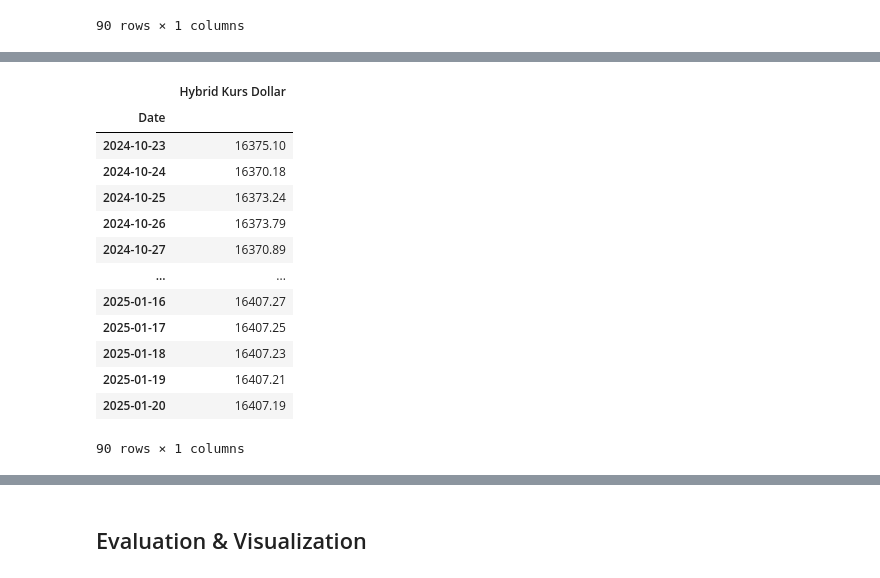
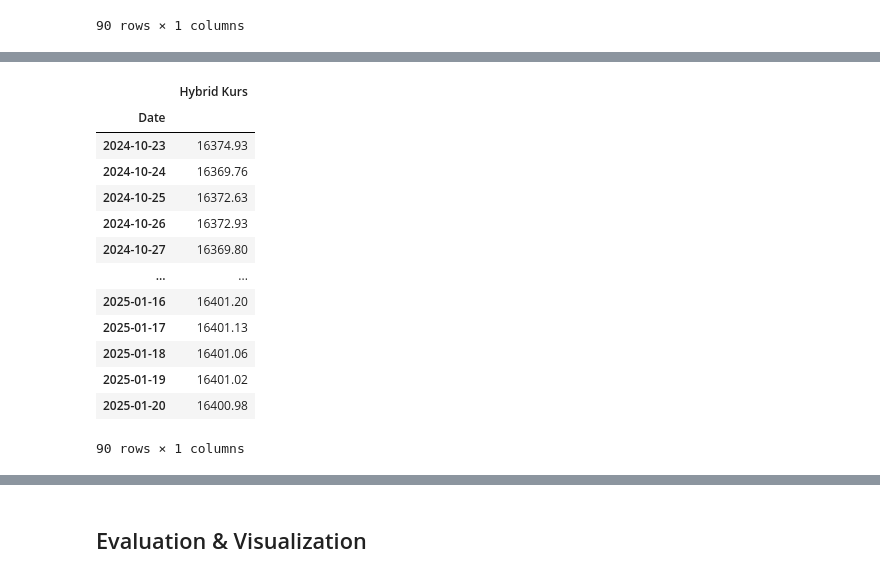
Before and after one commit to gladysadyaz/VAR, a Jupyter notebook: 10_Hybrid_LSTM__Kurs.ipynb, the cells around one changed output, grey strips where cells are left out. Cells and saved outputs as stored; diff of their text form; code cells hidden in the pictures.

```diff
--- a/10_Hybrid_LSTM__Kurs.ipynb
+++ b/10_Hybrid_LSTM__Kurs.ipynb
@@ -49,7 +49,7 @@ pd.options.display.float_format = '{:.2f}'.format
 ## Splitting & Scaling
 # %%
 file_path_actual = "/content/drive/My Drive/Colab Notebooks/wisman bali-kurs (1).xlsx"
-df_actual = pd.read_excel(file_path_actual, sheet_name='Sheet5')
+df_actual = pd.read_excel(file_path_actual, sheet_name='Sheet1')
 df_actual['Date'] = pd.to_datetime(df_actual['Date'], format='%d/%m/%Y')
 df_actual.set_index('Date', inplace=True)
 print(df_actual.head())
@@ -149,7 +148,7 @@ def create_model_lstm2(units1, units2, dropout_rate, learning_rate, init_scheme)
 param_grid_lstm2 = {
     'units1': [50, 100],
     'units2': [50, 100],
-    'dropout_rate': [0, 0.2],
+    'dropout_rate': [0, 0.2, 0.3],
     'learning_rate': [0.01, 0.001],
     'batch_size': [16, 32, 64],
     'epochs': [100],
@@ -166,39 +165,22 @@ param_list_lstm2 = list(product(param_grid_lstm2['units1'],
                                 param_grid_lstm2['epochs'],
                                 param_grid_lstm2['init_scheme'],))
 # %%
-from tqdm.notebook import tqdm
-
-# Inisialisasi tracking
+# Initialize variables to track the best model and the best score for LSTM2
 best_score_lstm2 = float('inf')
 best_params_lstm2 = None
 best_model_lstm2 = None
 
-# Total kombinasi
-total_combinations = len(param_list_lstm2)
-
-print("Starting LSTM2 tuning...\n")
-
-# Loop dengan tqdm
-for i, params in enumerate(tqdm(param_list_lstm2, desc="LSTM2 Grid Search", unit="comb")):
+# Perform manual grid search for LSTM
+for params in param_list_lstm2:
     units1, units2, dropout_rate, learning_rate, batch_size, epochs, init_scheme = params
 
-    # Cetak 1x info konfigurasi saat ini
-    print(f"Training model {i+1}/{total_combinations} | "
-          f"units1={units1}, units2={units2}, dropout={dropout_rate}, "
-          f"lr={learning_rate}, batch={batch_size}, epochs={epochs}, init={init_scheme}")
+    print(f"Training LSTM model with parameters: units1={units1}, units2={units2}, dropout_rate={dropout_rate}, learning_rate={learning_rate}, batch_size={batch_size}, epochs={epochs}")
 
     model_lstm2 = create_model_lstm2(units1, units2, dropout_rate, learning_rate, init_scheme)
 
     early_stopping = EarlyStopping(monitor='val_loss', patience=3, restore_best_weights=True)
 
-    history_lstm2 = model_lstm2.fit(
-        X2_train, y2_train,
-        batch_size=batch_size,
-        epochs=epochs,
-        validation_data=(X2_test, y2_test),
-        callbacks=[early_stopping],
-        verbose=0
-    )
+    history_lstm2 = model_lstm2.fit(X2_train, y2_train, batch_size=batch_size, epochs=epochs, validation_data=(X2_test, y2_test), callbacks=[early_stopping], verbose=0)
 
     val_loss = min(history_lstm2.history['val_loss'])
 
@@ -215,6 +197,5 @@ for i, params in enumerate(tqdm(param_list_lstm2, desc="LSTM2 Grid Search", unit
         }
         best_model_lstm2 = model_lstm2
 
-# Hasil akhir
-print(f"\n Best LSTM score: {best_score_lstm2:.6f} with parameters:\n{best_params_lstm2}")
+print(f"Best LSTM score: {best_score_lstm2} with parameters: {best_params_lstm2}")
 # %% [output]
@@ -417,7 +397,7 @@ for _ in range(90):
 predictions_lstm2 = scaler2.inverse_transform(predictions_lstm2)
 
 # Save predictions to DataFrame
-df_future_predictions_lstm2 = pd.DataFrame(predictions_lstm2, columns=['Predicted Residual Kurs Dollar'])
+df_future_predictions_lstm2 = pd.DataFrame(predictions_lstm2, columns=['Predicted Residual Kurs'])
 
 # Assuming df_update is the dataframe where you want to align future predictions, here aligning index with the valid_data's last 7 steps.
 df_future_predictions_lstm2.index = df_update.index
@@ -508,23 +488,23 @@ df_nonlinear
 90 rows × 1 columns
 # %%
 df_hybrid = pd.DataFrame({
-    'Hybrid Kurs Dollar': df_linear['Kurs'] + df_nonlinear['Predicted Residual Kurs Dollar'],
+    'Hybrid Kurs': df_linear['Kurs'] + df_nonlinear['Predicted Residual Kurs'],
 })
 df_hybrid
 # %% [output]
-|  | Hybrid Kurs Dollar |
+|  | Hybrid Kurs |
 | Date |  |
-| 2024-10-23 | 16375.10 |
-| 2024-10-24 | 16370.18 |
-| 2024-10-25 | 16373.24 |
-| 2024-10-26 | 16373.79 |
-| 2024-10-27 | 16370.89 |
+| 2024-10-23 | 16374.93 |
+| 2024-10-24 | 16369.76 |
+| 2024-10-25 | 16372.63 |
+| 2024-10-26 | 16372.93 |
+| 2024-10-27 | 16369.80 |
 | ... | ... |
-| 2025-01-16 | 16407.27 |
-| 2025-01-17 | 16407.25 |
-| 2025-01-18 | 16407.23 |
-| 2025-01-19 | 16407.21 |
-| 2025-01-20 | 16407.19 |
+| 2025-01-16 | 16401.20 |
+| 2025-01-17 | 16401.13 |
+| 2025-01-18 | 16401.06 |
+| 2025-01-19 | 16401.02 |
+| 2025-01-20 | 16400.98 |
 90 rows × 1 columns
 # %%
 df_hybrid_final = pd.merge(df_update['Kurs'], df_hybrid, left_index=True, right_index=True)
```
Also changed, not shown: parts of 19 cells of this notebook.
